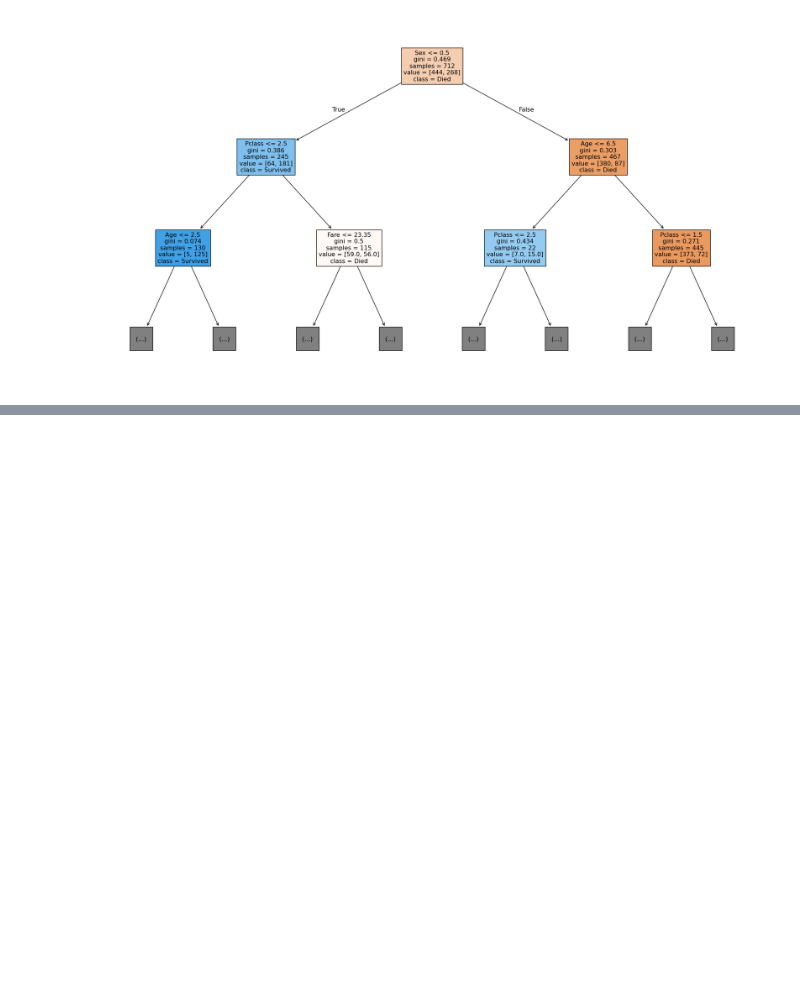
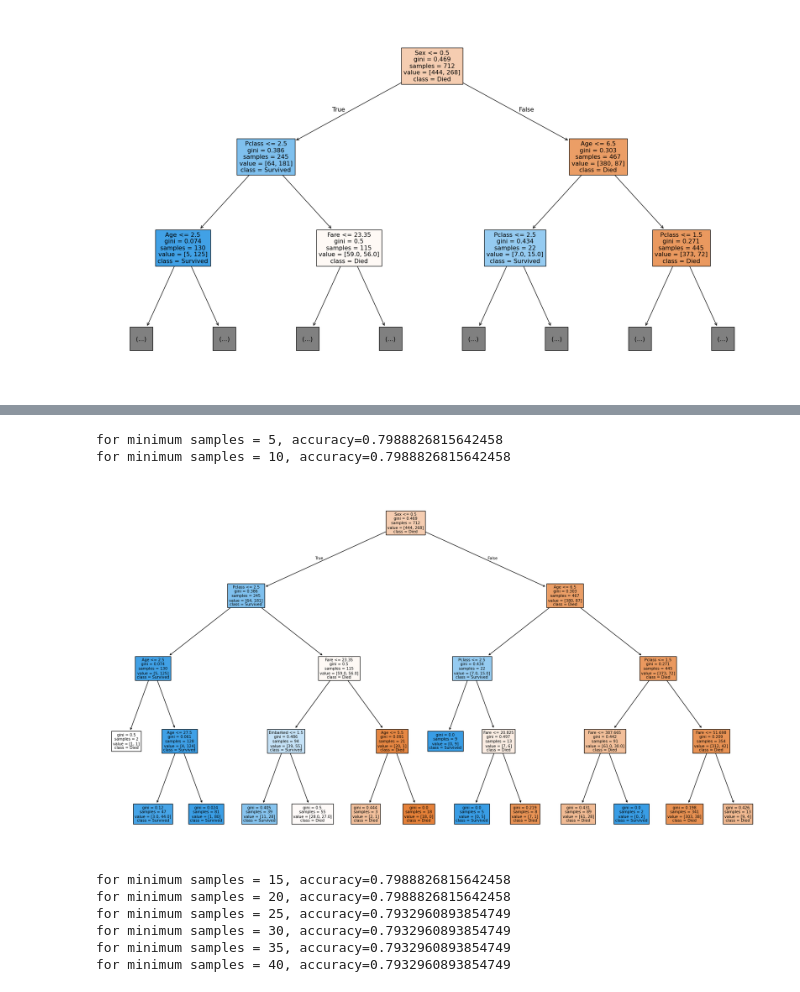
Before and after one commit to Vanshaj14Mohan/AI-and-ML, a Jupyter notebook: Section Three/Supervised ML/Part Four/decision_tress.ipynb, the cells around one changed output, grey strips where cells are left out. Drawn from its saved outputs; the diff is of its cells as text; code cells hidden in the pictures; blank space fills up the shorter version.

```diff
--- a/Section Three/Supervised ML/Part Four/decision_tress.ipynb
+++ b/Section Three/Supervised ML/Part Four/decision_tress.ipynb
@@ -192,0 +254,25 @@ plt.show()
+# %%
+min_samples_split = [5, 10, 15, 20, 25, 30, 35, 40]
+
+for split in min_samples_split:
+    model = DecisionTreeClassifier(max_depth=4, min_samples_split=split)
+    model.fit(X_train, y_train)
+
+    acc = model.score(X_test, y_test)
+    print(f"for minimum samples = {split}, accuracy={acc}")
+
+    if split == 10:
+        plt.figure(figsize=(18,10))
+        plot_tree(model, feature_names = X.columns, class_names = ["Died", "Survived"], filled=True)
+        plt.tight_layout()
+        plt.show()
+# %% [output]
+for minimum samples = 5, accuracy=0.7988826815642458
+for minimum samples = 10, accuracy=0.7988826815642458
+[figure, added]
+for minimum samples = 15, accuracy=0.7988826815642458
+for minimum samples = 20, accuracy=0.7988826815642458
+for minimum samples = 25, accuracy=0.7932960893854749
+for minimum samples = 30, accuracy=0.7932960893854749
+for minimum samples = 35, accuracy=0.7932960893854749
+for minimum samples = 40, accuracy=0.7932960893854749
```
Also changed, not shown: parts of 4 cells of this notebook.
